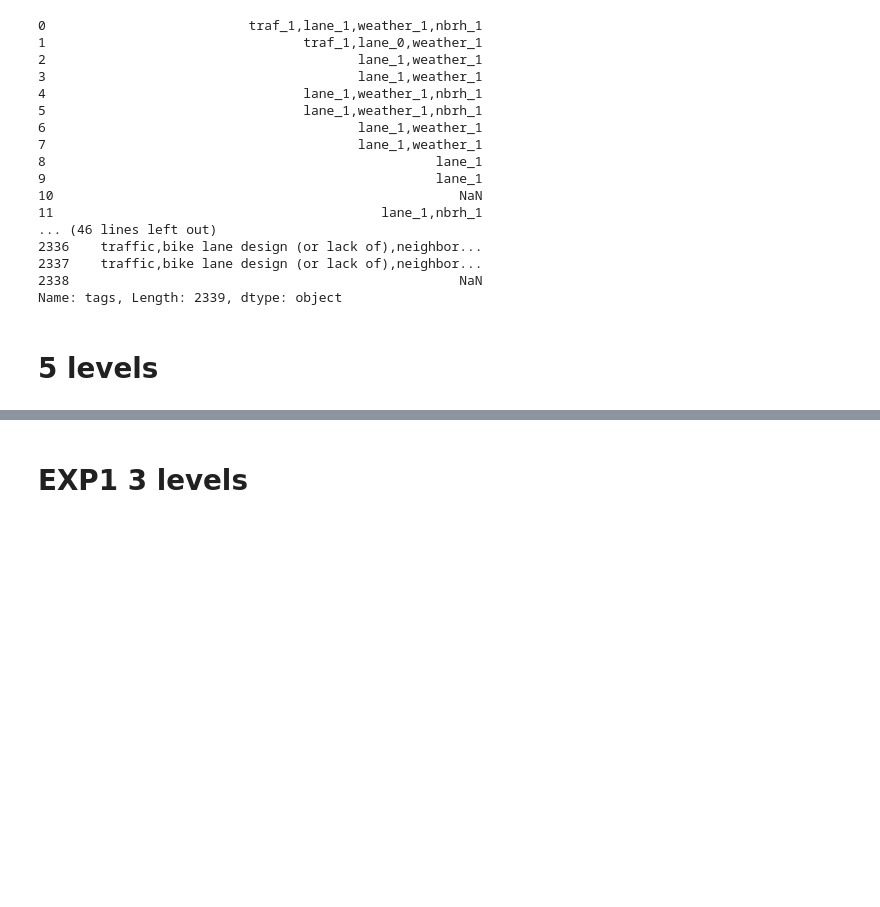
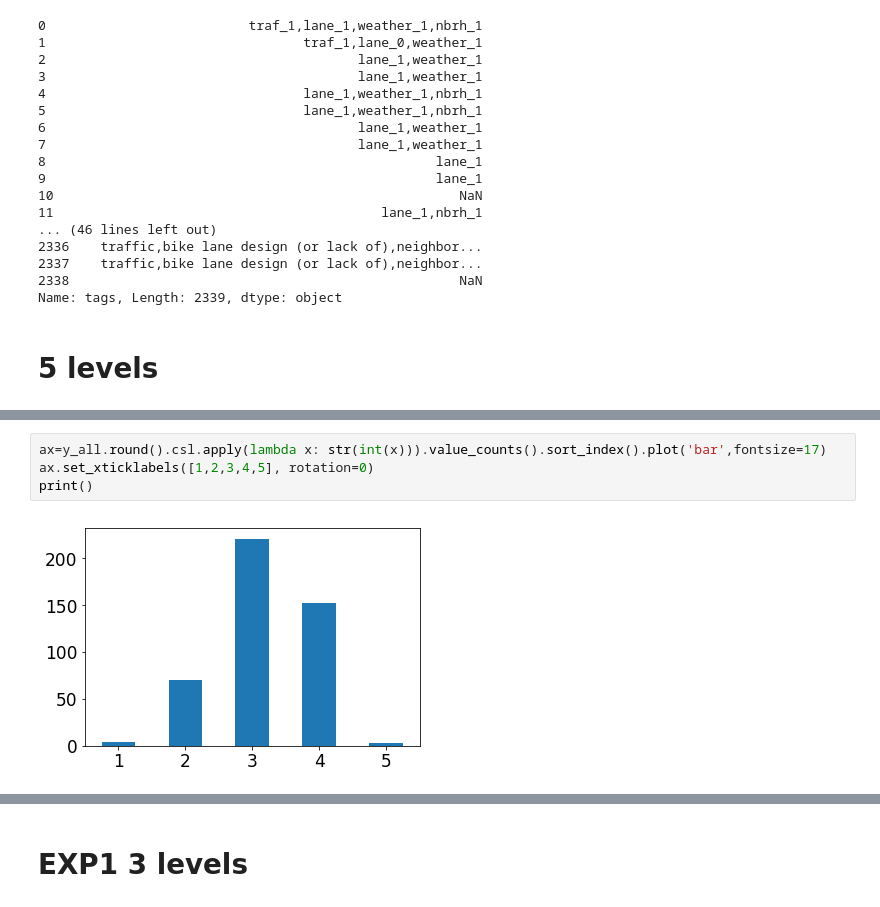
Before and after one commit to JHWu92/Cycling_safety, a Jupyter notebook: rating_platform/Y for ml under various condition.ipynb, the cells around one changed output, grey strips where cells are left out. Cells and saved outputs as stored; diff of their text form; blank space fills up the shorter version.

```diff
--- a/rating_platform/Y for ml under various condition.ipynb
+++ b/rating_platform/Y for ml under various condition.ipynb
@@ -139,0 +193,6 @@ y_all.to_csv('ys/{0}/y_csl_all-{0}.csv'.format(date))
+# %%
+ax=y_all.round().csl.apply(lambda x: str(int(x))).value_counts().sort_index().plot('bar',fontsize=17)
+ax.set_xticklabels([1,2,3,4,5], rotation=0)
+print()
+# %% [output]
+[figure, added]
```
Also changed, not shown: parts of 12 cells of this notebook.
